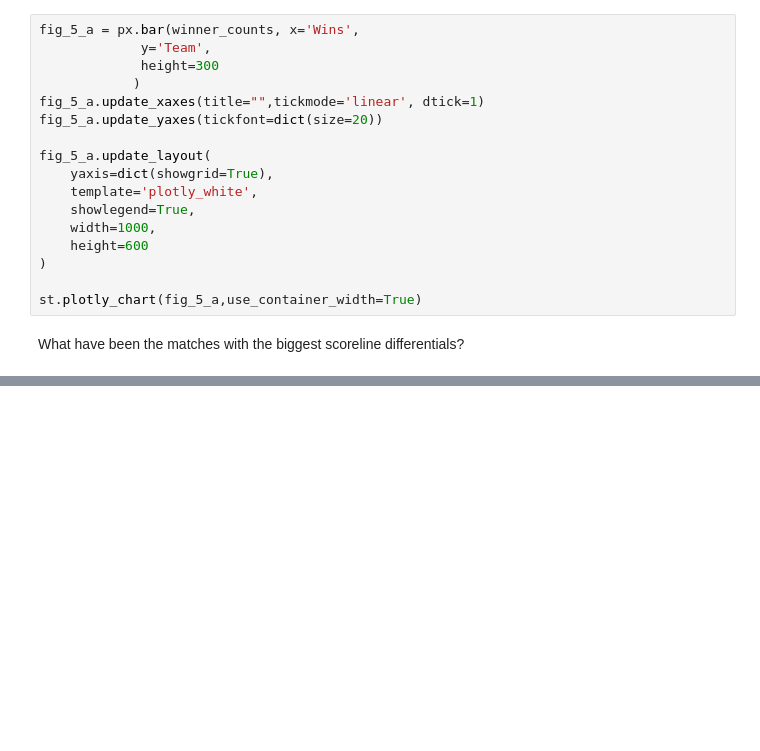
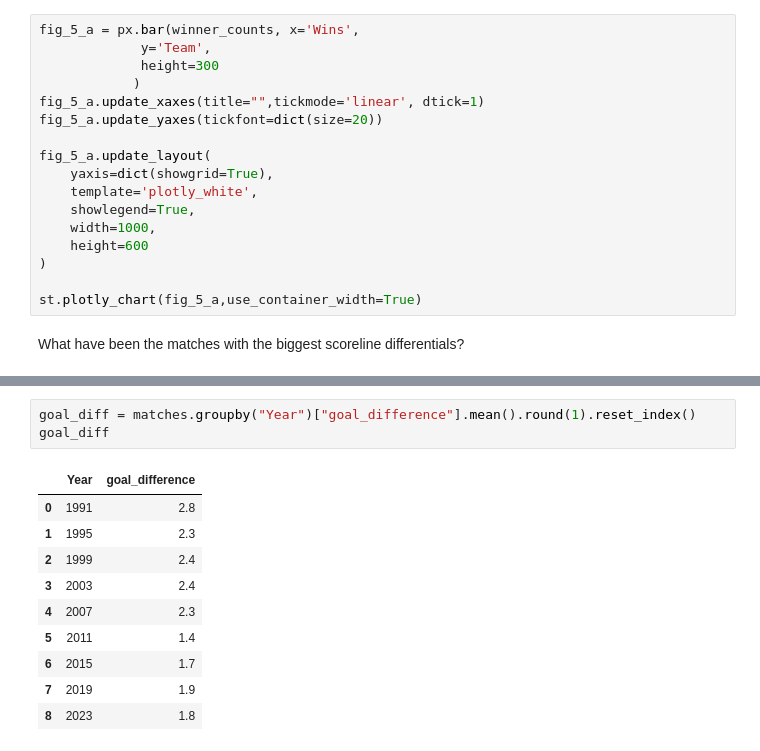
Before and after one commit to vishakiv/Margins_To_Main_Stage, a Jupyter notebook: EDA.ipynb, the cells around one changed output, grey strips where cells are left out. Cells and saved outputs as stored; diff of their text form; blank space fills up the shorter version.

```diff
--- a/EDA.ipynb
+++ b/EDA.ipynb
@@ -646,3 +658,17 @@ matches[matches["goal_difference"] == matches["goal_difference"].max()]
 # %% [output]
 |  | home_team | away_team | home_score | away_score | home_manager | away_manager | Attendance | Venue | ... |
 | 106 | United States | Thailand | 13 | 0 | Jill Ellis | Noengruthai Sratongwian | 18591 | Stade Auguste-Delaune II, Reims | ... |
+# %%
+goal_diff = matches.groupby("Year")["goal_difference"].mean().round(1).reset_index()
+goal_diff
+# %% [output]
+|  | Year | goal_difference |
+| 0 | 1991 | 2.8 |
+| 1 | 1995 | 2.3 |
+| 2 | 1999 | 2.4 |
+| 3 | 2003 | 2.4 |
+| 4 | 2007 | 2.3 |
+| 5 | 2011 | 1.4 |
+| 6 | 2015 | 1.7 |
+| 7 | 2019 | 1.9 |
+| 8 | 2023 | 1.8 |
```
Also changed, not shown: parts of 4 cells of this notebook.
